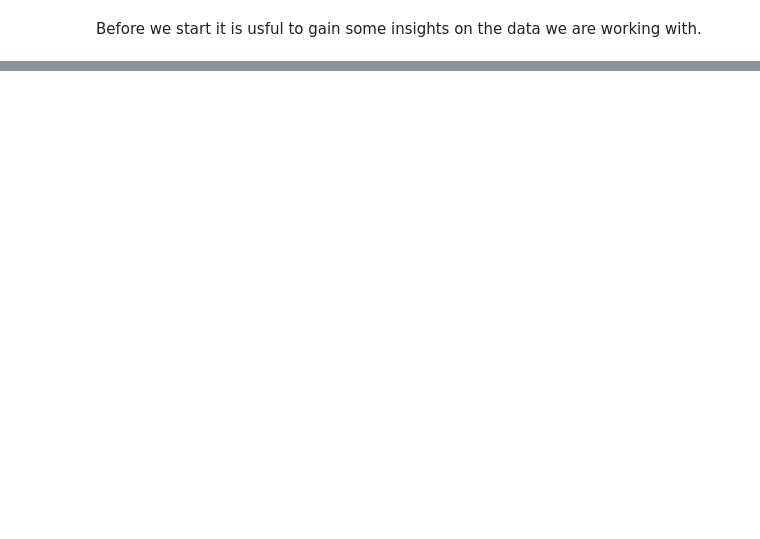
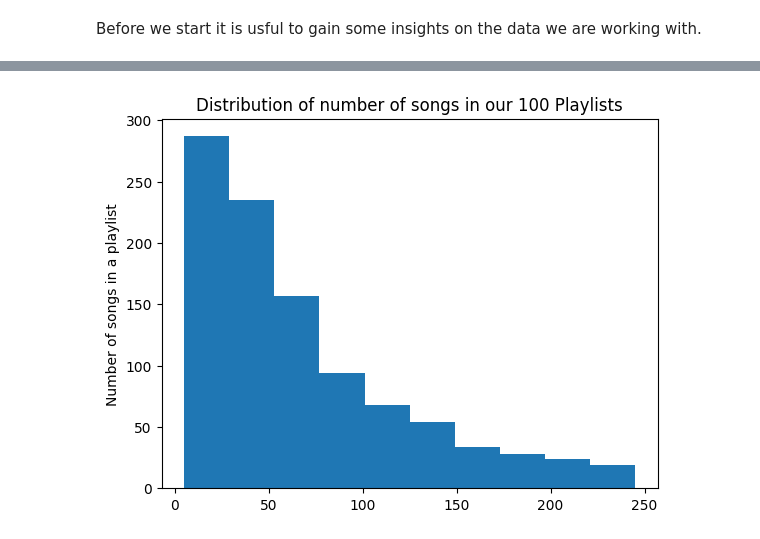
Before and after one commit to Ruby-L-i-n/CSDS234_FinalProject, a Jupyter notebook: SpotifyPlaylist.ipynb, the cells around one changed output, grey strips where cells are left out. Drawn from its saved outputs; the diff is of its cells as text; code cells hidden in the pictures; blank space fills up the shorter version.

```diff
--- a/SpotifyPlaylist.ipynb
+++ b/SpotifyPlaylist.ipynb
@@ -56,0 +66,8 @@ Before we start it is usful to gain some insights on the data we are working wit
+# %%
+pyplot.hist(df['pid'].value_counts())
+pyplot.title("Distribution of number of songs in our 100 Playlists")
+pyplot.ylabel("Count")
+pyplot.ylabel("Number of songs in a playlist")
+pyplot.show()
+# %% [output]
+[figure, added]
```
Also changed, not shown: parts of 5 cells of this notebook.
